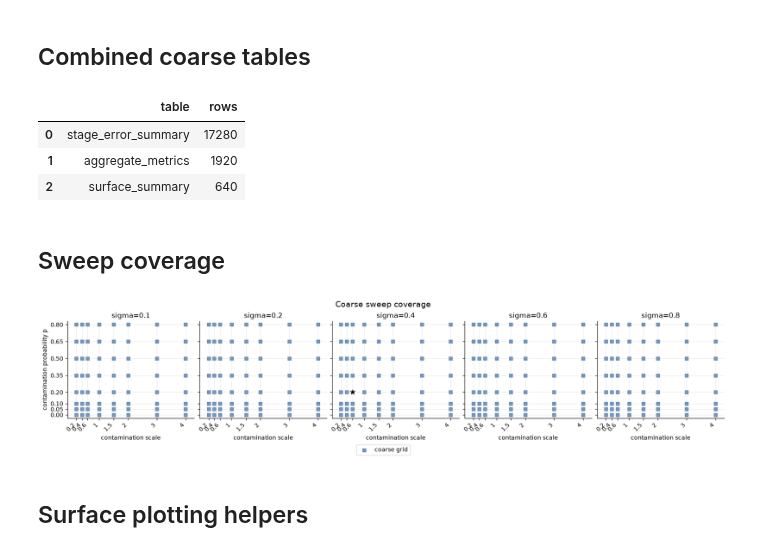
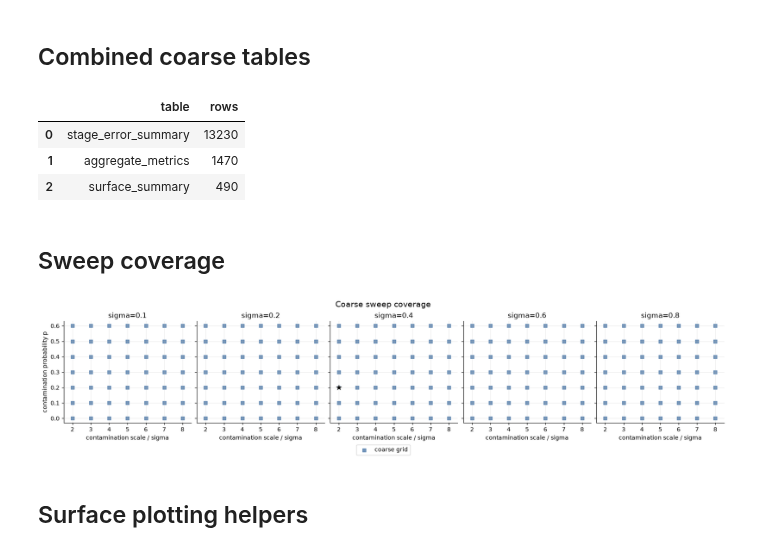
Before and after one commit to mkuziuk/imf, a Jupyter notebook: gd_imf_real_vs_calculated_limits_noise_only.ipynb, the cells around one changed output. Saved outputs shown, nothing was run; the diff lists cells and outputs as text; code cells hidden in the pictures.

```diff
--- a/gd_imf_real_vs_calculated_limits_noise_only.ipynb
+++ b/gd_imf_real_vs_calculated_limits_noise_only.ipynb
@@ -203,7 +203,7 @@ def generate_observation(
 
 CURRENT_SIGMA = 0.4
 CURRENT_CONTAMINATION_PROB = 0.2
-CURRENT_CONTAMINATION_SCALE = 0.6
+CURRENT_CONTAMINATION_SCALE = 2.0 * CURRENT_SIGMA
 CURRENT_REPEAT = 0
 
 n = 1000
@@ -704,8 +704,8 @@ def centers_to_edges(values):
 ## Sweep configuration
 # %%
 sigma_grid = np.array([0.1, 0.2, 0.4, 0.6, 0.8], dtype=float)
-contamination_prob_grid = np.array([0.0, 0.05, 0.1, 0.2, 0.35, 0.5, 0.65, 0.8], dtype=float)
-contamination_scale_grid = np.array([0.2, 0.4, 0.6, 1.0, 1.5, 2.0, 3.0, 4.0], dtype=float)
+contamination_prob_grid = np.linspace(0.0, 0.6, 7, dtype=float)
+contamination_scale_ratio_grid = np.arange(2.0, 9.0, 1.0, dtype=float)
 n_repeats = 3
 
 CURRENT_SETTING = {
@@ -722,15 +722,16 @@ SURFACE_METRICS = [
 ]
 
 
-def parameter_grid_frame(sigmas, probabilities, scales, grid_level):
+def parameter_grid_frame(sigmas, probabilities, scale_ratios, grid_level):
     return pd.DataFrame([
         {
             "sigma": float(sigma_value),
             "contamination_probability": float(probability),
-            "contamination_scale": float(scale),
+            "contamination_scale": float(scale_ratio * sigma_value),
+            "contamination_scale_ratio": float(scale_ratio),
             "grid_level": grid_level,
         }
-        for sigma_value, probability, scale in product(sigmas, probabilities, scales)
+        for sigma_value, probability, scale_ratio in product(sigmas, probabilities, scale_ratios)
     ])
 
 
@@ -755,7 +756,7 @@ def expand_repeats(parameter_grid, repeats=n_repeats):
 coarse_parameter_grid = parameter_grid_frame(
     sigma_grid,
     contamination_prob_grid,
-    contamination_scale_grid,
+    contamination_scale_ratio_grid,
     grid_level="coarse",
 )
 coarse_trials = expand_repeats(coarse_parameter_grid)
@@ -1032,9 +1031,9 @@ summary_counts = pd.DataFrame([
 summary_counts
 # %% [output]
 |  | table | rows |
-| 0 | stage_error_summary | 17280 |
-| 1 | aggregate_metrics | 1920 |
-| 2 | surface_summary | 640 |
+| 0 | stage_error_summary | 13230 |
+| 1 | aggregate_metrics | 1470 |
+| 2 | surface_summary | 490 |
 # %% [markdown]
 ## Sweep coverage
 # %%
@@ -1046,47 +1045,46 @@ def plot_sweep_coverage(parameter_grid, title="Coarse sweep coverage"):
     for ax, sigma_value in zip(axes, sigmas):
         panel = parameter_grid.loc[np.isclose(parameter_grid["sigma"], sigma_value)]
         ax.scatter(
-            panel["contamination_scale"],
+            panel["contamination_scale"] / panel["sigma"],
             panel["contamination_probability"],
             s=26,
             marker="s",
             color="#4C78A8",
             alpha=0.78,
             label="coarse grid",
         )
         if np.isclose(sigma_value, CURRENT_SIGMA):
             ax.scatter(
-                [CURRENT_CONTAMINATION_SCALE],
+                [CURRENT_CONTAMINATION_SCALE / CURRENT_SIGMA],
                 [CURRENT_CONTAMINATION_PROB],
                 marker="*",
                 s=180,
                 color="black",
                 edgecolor="white",
                 linewidth=0.8,
-                label="current setting",
+                label="sweep reference",
                 zorder=5,
             )
         ax.set_title(f"sigma={sigma_value:g}")
-        ax.set_xlabel("contamination scale")
-        # ax.set_xscale("log")
-        ax.set_xticks(contamination_scale_grid)
-        ax.set_xticklabels([f"{value:g}" for value in contamination_scale_grid], rotation=45, ha="right")
-        ax.set_ylim(-0.03, 0.83)
+        ax.set_xlabel("contamination scale / sigma")
+        ax.set_xticks(contamination_scale_ratio_grid)
+        ax.set_xticklabels([f"{value:g}" for value in contamination_scale_ratio_grid])
+        ax.set_ylim(-0.03, 0.63)
         ax.set_yticks(contamination_prob_grid)
         ax.margins(x=0.08)
 
     axes[0].set_ylabel("contamination probability p")
     handles, labels = axes[-1].get_legend_handles_labels()
     by_label = dict(zip(labels, handles))
     fig.legend(by_label.values(), by_label.keys(), loc="outside lower center", ncol=2)
     fig.suptitle(title, fontsize=14)
     return fig, axes
 
 
 plot_sweep_coverage(coarse_parameter_grid)
 plt.show()
 # %% [output]
-[figure, old version]
+[figure, new version]
 # %% [markdown]
 ## Surface plotting helpers
 # %%
```
Also changed, not shown: parts of 10 cells of this notebook, 14 other files.
